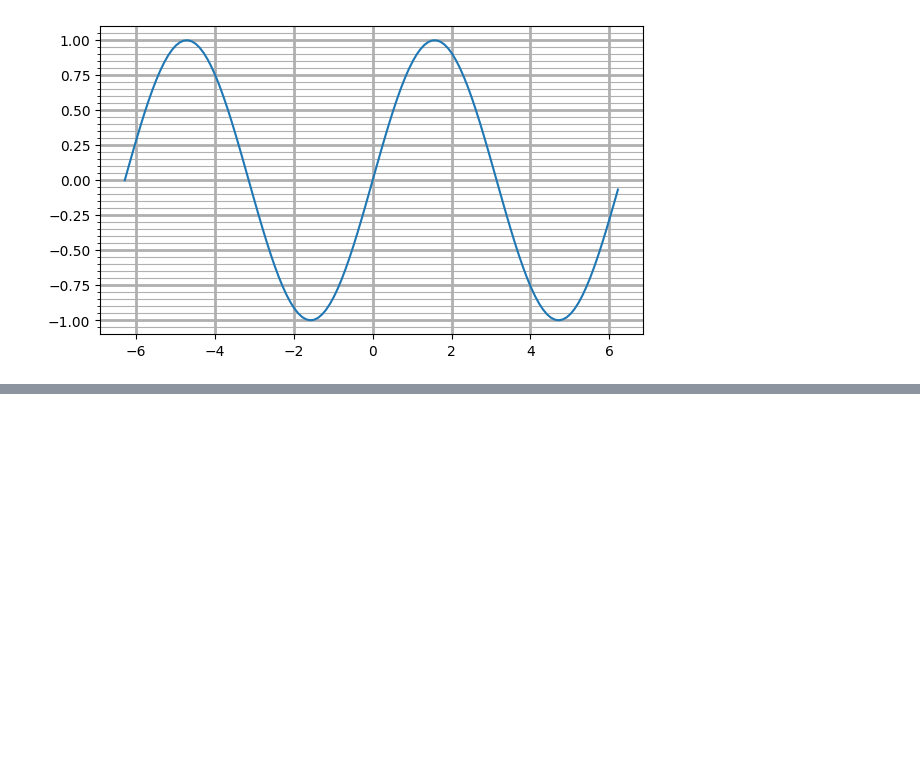
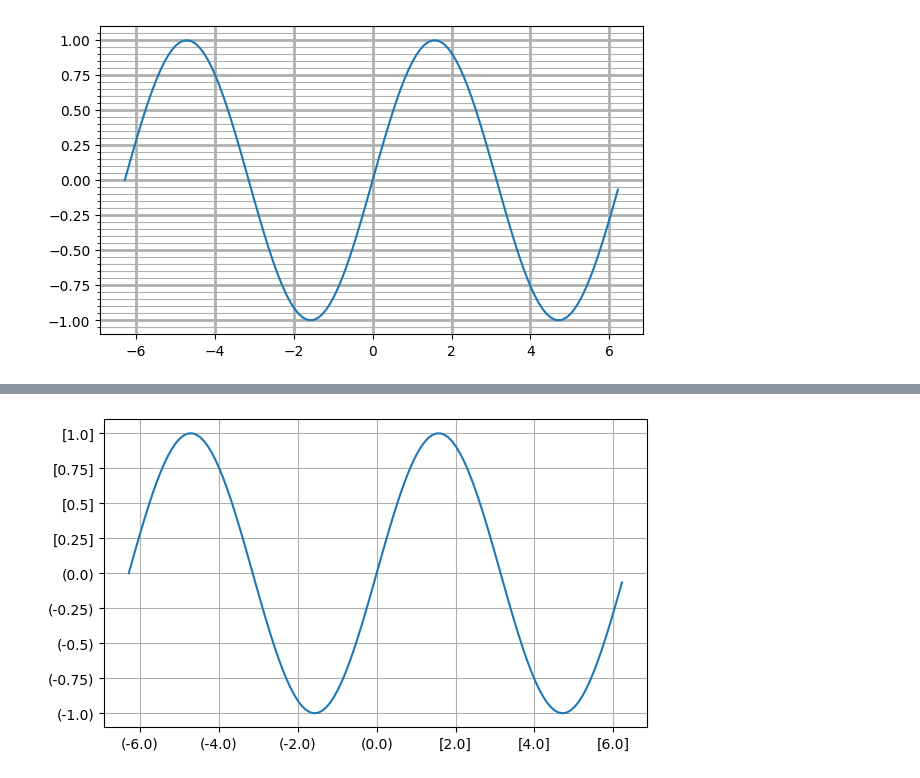
Before and after one commit to crissyro/base-of-DS, a Jupyter notebook: Basic of matplotlib.ipynb, the cells around one changed output, grey strips where cells are left out. Saved outputs shown, nothing was run; the diff lists cells and outputs as text; code cells hidden in the pictures; blank space fills up the shorter version.

```diff
--- a/Basic of matplotlib.ipynb
+++ b/Basic of matplotlib.ipynb
@@ -198,0 +224,13 @@ ax.xaxis.set_minor_locator(NullLocator())
+# %%
+from matplotlib.ticker import FuncFormatter
+
+fig = plt.figure(figsize=(7, 4))
+ax = fig.add_subplot()
+x = np.arange(-2*np.pi, 2*np.pi, 0.1)
+ax.plot(x, np.sin(x))
+ax.yaxis.set_major_formatter(FuncFormatter(lambda x, pos: f'[{x}]' if x > 0 else f'({x})'))
+ax.xaxis.set_major_formatter(FuncFormatter(lambda x, pos: f'[{x}]' if x > 0 else f'({x})'))
+
+ax.grid()
+# %% [output]
+[figure, added]
```
Also changed, not shown: parts of 2 cells of this notebook.
